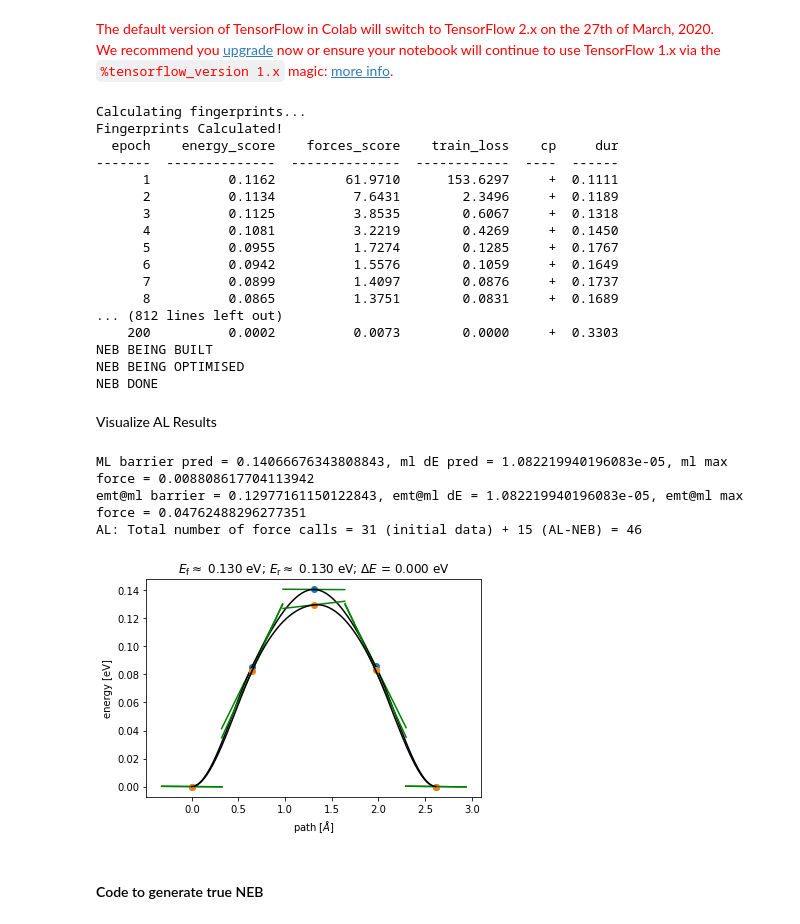
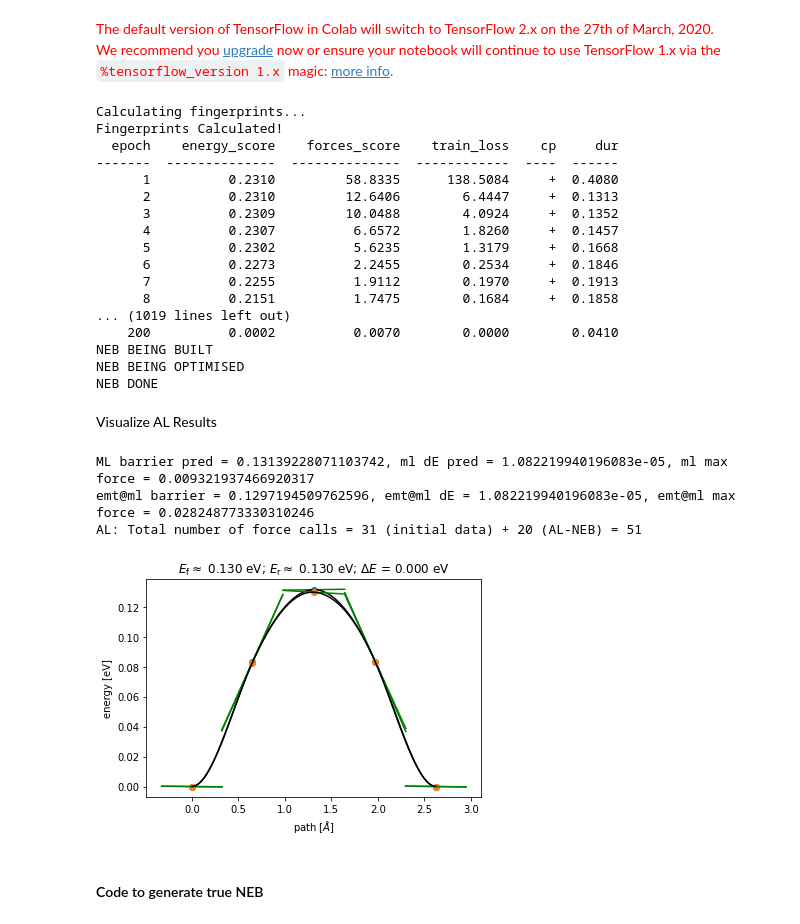
Before and after one commit to ulissigroup/amptorch, a Jupyter notebook: amptorch/active_learning/examples/neb_al_example.ipynb, the cells around one changed output. Saved outputs shown, nothing was run; the diff lists cells and outputs as text; code cells hidden in the pictures.

```diff
--- a/amptorch/active_learning/examples/neb_al_example.ipynb
+++ b/amptorch/active_learning/examples/neb_al_example.ipynb
@@ -49,6 +49,7 @@ The default version of TensorFlow in Colab will switch to TensorFlow 2.x on the
 We recommend you upgrade now or ensure your notebook will continue to use TensorFlow 1.x via the %tensorflow_version 1.x magic: more info.
 # %%
 def attach_sp_calc(image):
+  "Converts image calculator to single point calculator to avoid double calculation."
   sample_energy = image.get_potential_energy(apply_constraint=False)
   sample_forces = image.get_forces(apply_constraint=False)
   image.set_calculator(
@@ -57,9 +58,13 @@ def attach_sp_calc(image):
   return image
 
 class CounterCalc(Calculator):
+  "ASE calculator to track the number of force calls the parent calculator has performed"
   implemented_properties = ["energy", "forces"]
 
   def __init__(self, calc):
+    """Parameters
+    --------------
+      calc: object. Parent calculator to track force calls."""
     super().__init__()
     self.calc = calc
     self.force_calls = 0
@@ -74,11 +79,30 @@ class CounterCalc(Calculator):
 
 class NEBcalc:
     def __init__(self, starting_images, ml2relax=True, intermediate_samples=3):
+      """
+      Computes a NEB given an initial and final image.
+
+      Parameters
+      ----------
+      starting_images: list. Initial and final images to be used for the NEB.
+
+      ml2relax: boolean. True to use ML to relax the initial and final structure guesses.
+      False if initial and final structures were relaxed beforehand.
+
+      intermediate_samples: int. Number of intermediate samples to be used in constructing the NEB"""
+
       self.starting_images = starting_images
       self.ml2relax = ml2relax
       self.intermediate_samples = intermediate_samples
 
     def run(self, calc, filename):
+      """
+      Runs NEB calculations.
+      Parameters
+      ----------
+      calc: object. Calculator to be used to run method.
+      filename: str. Label to save generated trajectory files."""
+
       initial = self.starting_images[0]
       final = self.starting_images[-1]
 
@@ -169,7 +193,7 @@ morse_params = {
 }
 
 training_params = {
-      "al_convergence": {"method": "iter", "num_iterations": 3},
+      "al_convergence": {"method": "iter", "num_iterations": 4},
       "samples_to_retrain": 5,
       "Gs": Gs,
       "morse": True,
@@ -219,16 +243,16 @@ Calculating fingerprints...
 Fingerprints Calculated!
   epoch    energy_score    forces_score    train_loss    cp     dur
 -------  --------------  --------------  ------------  ----  ------
-      1          0.1162         61.9710      153.6297     +  0.1111
-      2          0.1134          7.6431        2.3496     +  0.1189
-      3          0.1125          3.8535        0.6067     +  0.1318
-      4          0.1081          3.2219        0.4269     +  0.1450
-      5          0.0955          1.7274        0.1285     +  0.1767
-      6          0.0942          1.5576        0.1059     +  0.1649
-      7          0.0899          1.4097        0.0876     +  0.1737
-      8          0.0865          1.3751        0.0831     +  0.1689
-... (812 lines left out)
-    200          0.0002          0.0073        0.0000     +  0.3303
+      1          0.2310         58.8335      138.5084     +  0.4080
+      2          0.2310         12.6406        6.4447     +  0.1313
+      3          0.2309         10.0488        4.0924     +  0.1352
+      4          0.2307          6.6572        1.8260     +  0.1457
+      5          0.2302          5.6235        1.3179     +  0.1668
+      6          0.2273          2.2455        0.2534     +  0.1846
+      7          0.2255          1.9112        0.1970     +  0.1913
+      8          0.2151          1.7475        0.1684     +  0.1858
+... (1019 lines left out)
+    200          0.0002          0.0070        0.0000        0.0410
 NEB BEING BUILT
 NEB BEING OPTIMISED
 NEB DONE
@@ -237,33 +261,31 @@ Visualize AL Results
 # %%
 def neb_analysis(images, label, ax=None):
   nebtools = NEBTools(images)
   barrier, dE = nebtools.get_barrier()
   max_force = nebtools.get_fmax()
   fig = nebtools.plot_band(ax=ax)
   fig.savefig(label+'.png', dpi=300)
   return barrier, dE, max_force
 
-
-
-images = read(f'neb_example_iter_3.traj@-{total_neb_images}:')
+images = read(f'neb_example_iter_{training_params["al_convergence"]["num_iterations"]}.traj@-{total_neb_images}:')
 
 # to verify ml_computed images...evaluate with parent calculator
 emt_evaluated_images = []
 for image in images:
   image = image.copy()
   image.set_calculator(EMT())
   emt_evaluated_images.append(image)
 
 barrier_ml, dE_ml, max_force_ml = neb_analysis(images, label="ml_diffusion_neb")
 barrier_emt_ml, dE_emt_ml, max_force_emt_ml = neb_analysis(emt_evaluated_images, label="emt@ml_diffusion_neb")
 print(f"ML barrier pred = {barrier_ml}, ml dE pred = {dE_ml}, ml max force = {max_force_ml}")
 print(f"emt@ml barrier = {barrier_emt_ml}, emt@ml dE = {dE_emt_ml}, emt@ml max force = {max_force_emt_ml}")
 print(f"AL: Total number of force calls = {initial_force_calls} (initial data) + {learner.parent_calls} (AL-NEB) = {initial_force_calls+learner.parent_calls}")
 # %% [output]
-ML barrier pred = 0.14066676343808843, ml dE pred = 1.082219940196083e-05, ml max force = 0.008808617704113942
-emt@ml barrier = 0.12977161150122843, emt@ml dE = 1.082219940196083e-05, emt@ml max force = 0.04762488296277351
-AL: Total number of force calls = 31 (initial data) + 15 (AL-NEB) = 46
+ML barrier pred = 0.13139228071103742, ml dE pred = 1.082219940196083e-05, ml max force = 0.009321937466920317
+emt@ml barrier = 0.1297194509762596, emt@ml dE = 1.082219940196083e-05, emt@ml max force = 0.028248773330310246
+AL: Total number of force calls = 31 (initial data) + 20 (AL-NEB) = 51
-[figure, old version]
+[figure, new version]
 # %% [markdown]
 #### Code to generate true NEB
 # %%
```
Also changed, not shown: parts of 1 cell of this notebook.
